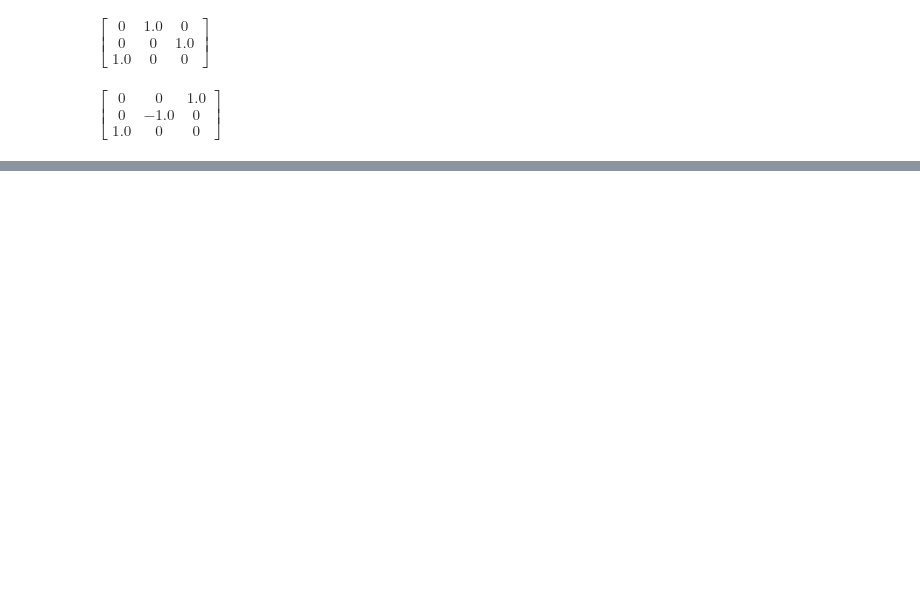
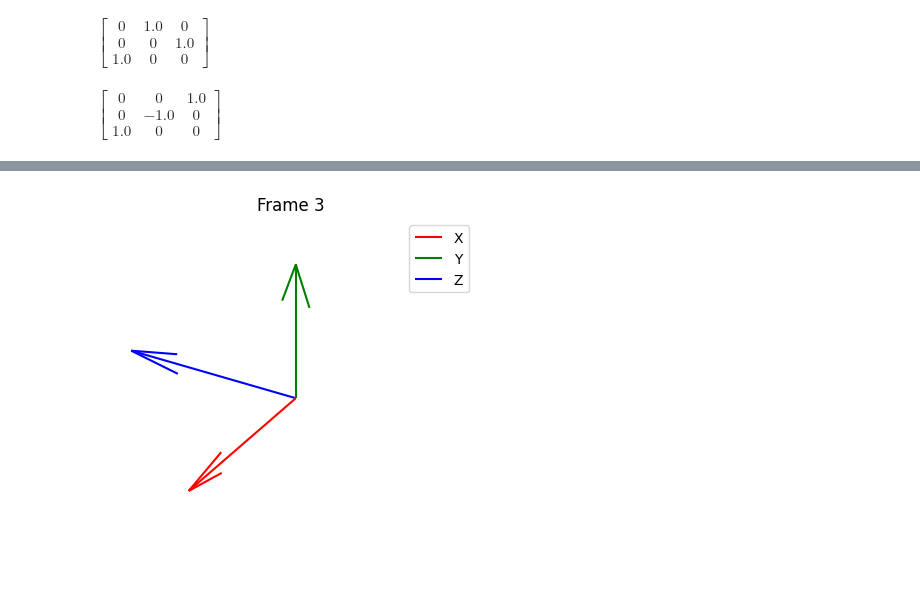
Before and after one commit to Haislich/robotic, a Jupyter notebook: exams/midterm_22-11-2024.ipynb, the cells around one changed output, grey strips where cells are left out. Saved outputs shown, nothing was run; the diff lists cells and outputs as text; code cells hidden in the pictures; blank space fills up the shorter version.

```diff
--- a/exams/midterm_22-11-2024.ipynb
+++ b/exams/midterm_22-11-2024.ipynb
@@ -352,0 +459,5 @@ $\displaystyle \left[\begin{matrix}- 1.0 L \sin{\left(q_{3} \right)} + 1.0 q_{2}
+# %%
+# from the table we should have no rotation so t_2 = t_3 -> colinear the commmon normal can be chosen arbitrarily
+t_3 = draw_frame(basis = t_2, label = "Frame 3")
+# %% [output]
+[figure, added]
```
Also changed, not shown: parts of 15 cells of this notebook.
